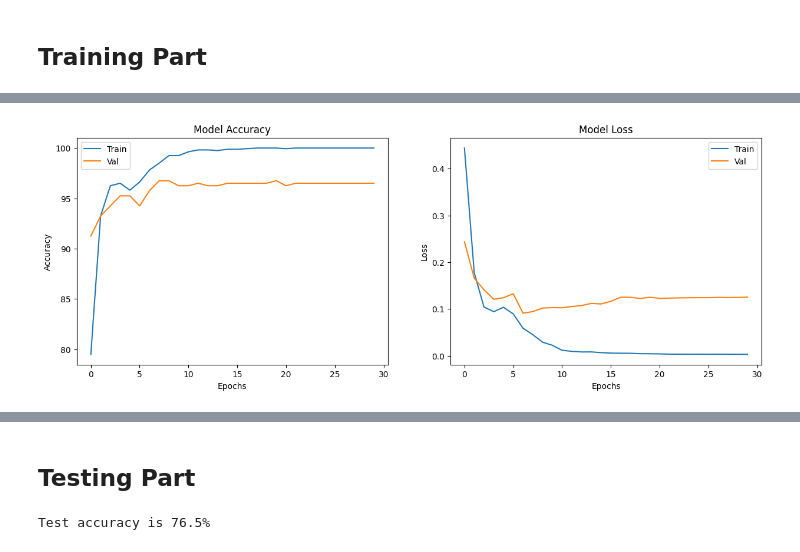
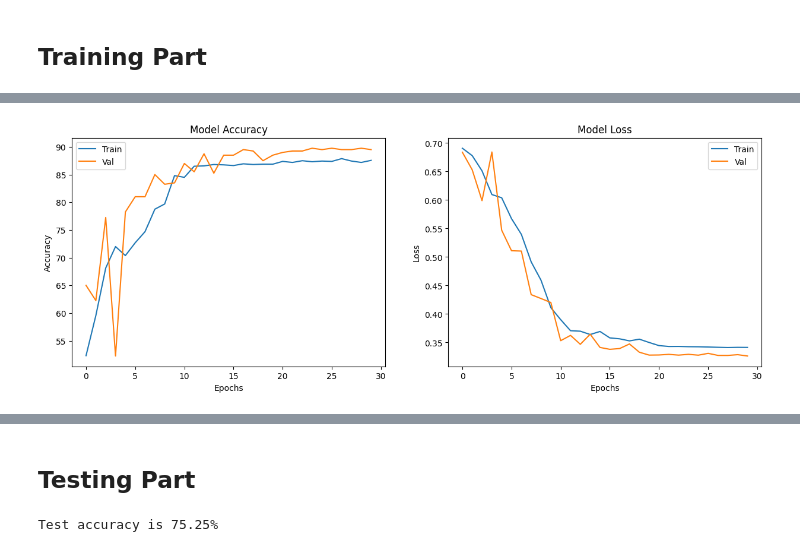
Before and after one commit to HD666g/NTHU_2023_DLBOI_HW, a Jupyter notebook: HW3/hw3_report.ipynb, the cells around one changed output, grey strips where cells are left out. Saved outputs shown, nothing was run; the diff lists cells and outputs as text; code cells hidden in the pictures.

```diff
--- a/HW3/hw3_report.ipynb
+++ b/HW3/hw3_report.ipynb
@@ -399,7 +403,7 @@ val_accuracies = []
 epochs = 30
 
 # Change you model here
-model = LinearModel()
+model = ConvModel()
 print(model)
 model = model.cuda()
 
@@ -409,7 +413,7 @@ best_val_acc = -1
 criterion = nn.BCEWithLogitsLoss()
 optimizer = optim.Adam(model.parameters(), lr=1e-3)
 # lr_scheduler = CosineAnnealingLR(optimizer, T_max=len(train_loader)*epochs, eta_min=0)
-lr_scheduler = StepLR(optimizer, step_size=5, gamma=0.1)
+lr_scheduler = StepLR(optimizer, step_size=10, gamma=0.1)
 
 for epoch in tqdm(range(epochs)):
     # Training
@@ -596,7 +600,7 @@ best_val_acc = -1
 criterion = nn.BCEWithLogitsLoss()
 optimizer = optim.Adam(model.parameters(), lr=1e-3)
 # lr_scheduler = CosineAnnealingLR(optimizer, T_max=len(train_loader)*epochs, eta_min=0)
-lr_scheduler = StepLR(optimizer, step_size=5, gamma=0.1)
+lr_scheduler = StepLR(optimizer, step_size=10, gamma=0.1)
 
 for epoch in tqdm(range(epochs)):
     # Training
@@ -810,7 +811,7 @@ best_val_acc = -1
 criterion = nn.BCEWithLogitsLoss()
 optimizer = optim.Adam(model.parameters(), lr=1e-3)
 # lr_scheduler = CosineAnnealingLR(optimizer, T_max=len(train_loader)*epochs, eta_min=0)
-lr_scheduler = StepLR(optimizer, step_size=5, gamma=0.1)
+lr_scheduler = StepLR(optimizer, step_size=10, gamma=0.1)
 
 for epoch in tqdm(range(epochs)):
     # Training
@@ -910,29 +920,27 @@ Epoch 30/30, Train loss: 0.0888, Train acc: 97.25%, Val loss: 0.1733, Val acc: 9
 # %%
 import matplotlib.pyplot as plt
 from google.colab import files
 
 fig, ax = plt.subplots(1, 2, figsize=(15, 5))
 
 # Plotting training and validation accuracy
 ax[0].plot(train_accuracies)
 ax[0].plot(val_accuracies)
 ax[0].set_title('Model Accuracy')
 ax[0].set_xlabel('Epochs')
 ax[0].set_ylabel('Accuracy')
 ax[0].legend(['Train', 'Val'])
 
 # Plotting training and validation loss
 ax[1].plot(train_losses)
 ax[1].plot(val_losses)
 ax[1].set_title('Model Loss')
 ax[1].set_xlabel('Epochs')
 ax[1].set_ylabel('Loss')
 ax[1].legend(['Train', 'Val'])
 
-
-plt.savefig('1BConv_train.png')
-
+# plt.savefig('1BConv_train.png')
+# files.download('1BConv_train.png')
 plt.show()
-files.download('1BConv_train.png')
 # %% [output]
-[figure, old version]
+[figure, new version]
@@ -968,4 +974,4 @@ with torch.no_grad():
 
 print(f'Test accuracy is {100. * test_correct / test_total}%')
 # %% [output]
-Test accuracy is 76.5%
+Test accuracy is 75.25%
```
Also changed, not shown: parts of 11 cells of this notebook.
